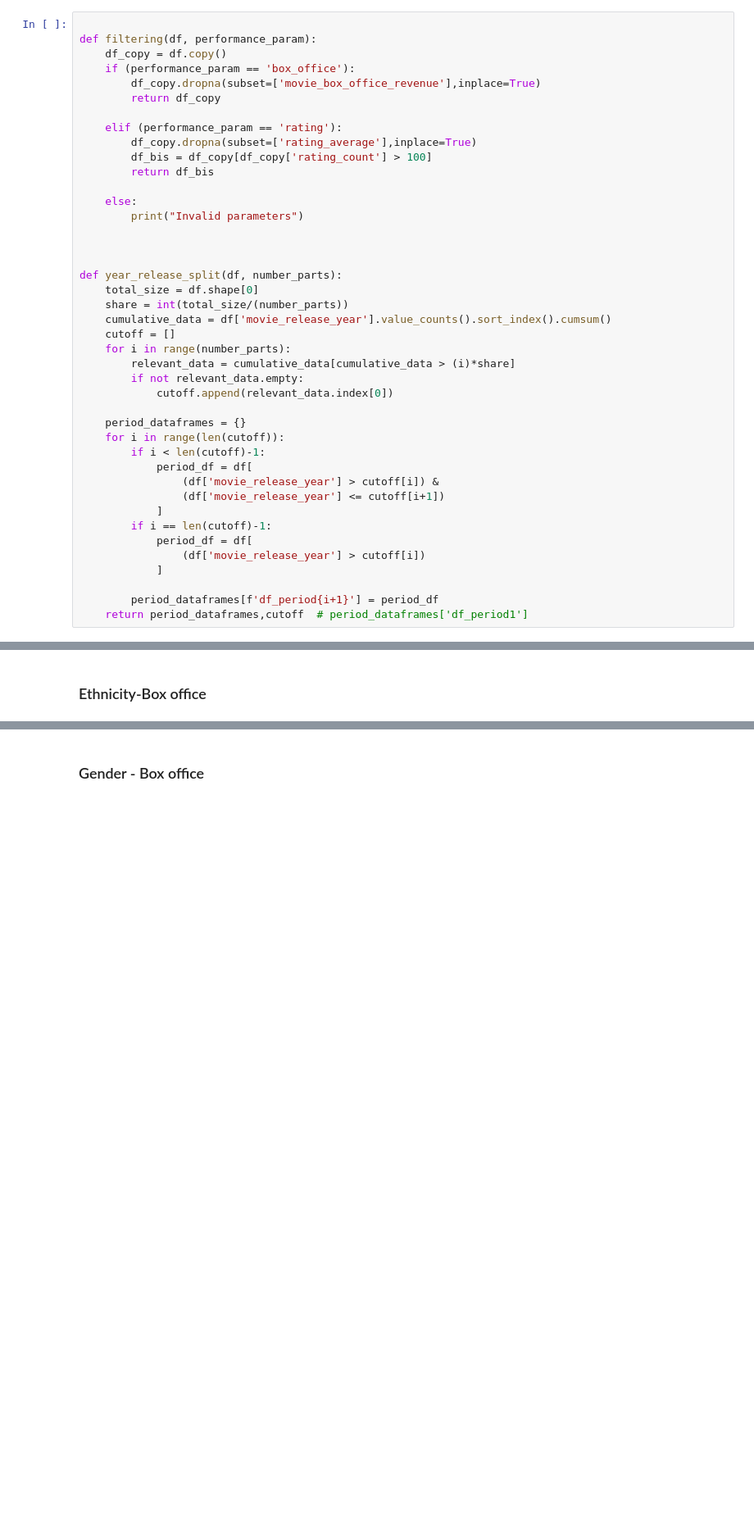
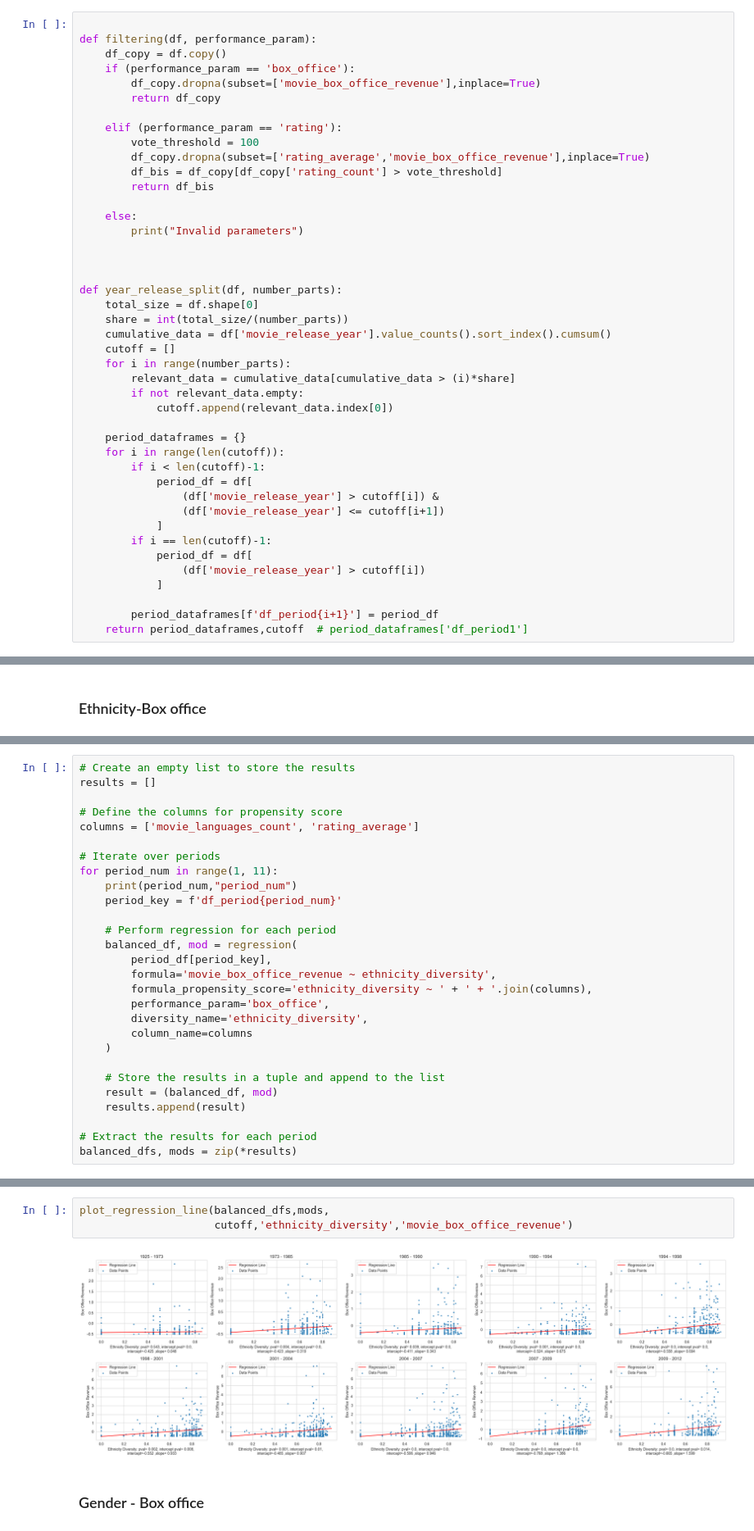
Before and after one commit to epfl-ada/ada-2023-project-analytixxperts2023, a Jupyter notebook: causal_analysis_group_years.ipynb, the cells around one changed output, grey strips where cells are left out. Shown at 82% size. Saved outputs shown, nothing was run; the diff lists cells and outputs as text; blank space fills up the shorter version.

Commit message:
edit propensity

```diff
--- a/causal_analysis_group_years.ipynb
+++ b/causal_analysis_group_years.ipynb
@@ -141,8 +120,9 @@ def filtering(df, performance_param):
         return df_copy
 
     elif (performance_param == 'rating'):
-        df_copy.dropna(subset=['rating_average'],inplace=True)
-        df_bis = df_copy[df_copy['rating_count'] > 100]
+        vote_threshold = 100
+        df_copy.dropna(subset=['rating_average','movie_box_office_revenue'],inplace=True)
+        df_bis = df_copy[df_copy['rating_count'] > vote_threshold]
         return df_bis
 
     else:
@@ -301,0 +190,28 @@ plot_regression_line(balanced_df1,balanced_df2,balanced_df3,balanced_df4,balance
+# %%
+# Create an empty list to store the results
+results = []
+
+# Define the columns for propensity score
+columns = ['movie_languages_count', 'rating_average']
+
+# Iterate over periods
+for period_num in range(1, 11):
+    print(period_num,"period_num")
+    period_key = f'df_period{period_num}'
+
+    # Perform regression for each period
+    balanced_df, mod = regression(
+        period_df[period_key],
+        formula='movie_box_office_revenue ~ ethnicity_diversity',
+        formula_propensity_score='ethnicity_diversity ~ ' + ' + '.join(columns),
+        performance_param='box_office',
+        diversity_name='ethnicity_diversity',
+        column_name=columns
+    )
+
+    # Store the results in a tuple and append to the list
+    result = (balanced_df, mod)
+    results.append(result)
+
+# Extract the results for each period
+balanced_dfs, mods = zip(*results)
@@ -302,3 +236,8 @@ plot_regression_line(balanced_df1,balanced_df2,balanced_df3,balanced_df4,balance
+# %%
+plot_regression_line(balanced_dfs,mods,
+                     cutoff,'ethnicity_diversity','movie_box_office_revenue')
+# %% [output]
+[figure, added]
 # %% [markdown]
 ### Gender - Box office
 # %%
```
Also changed, not shown: parts of 27 cells of this notebook.
